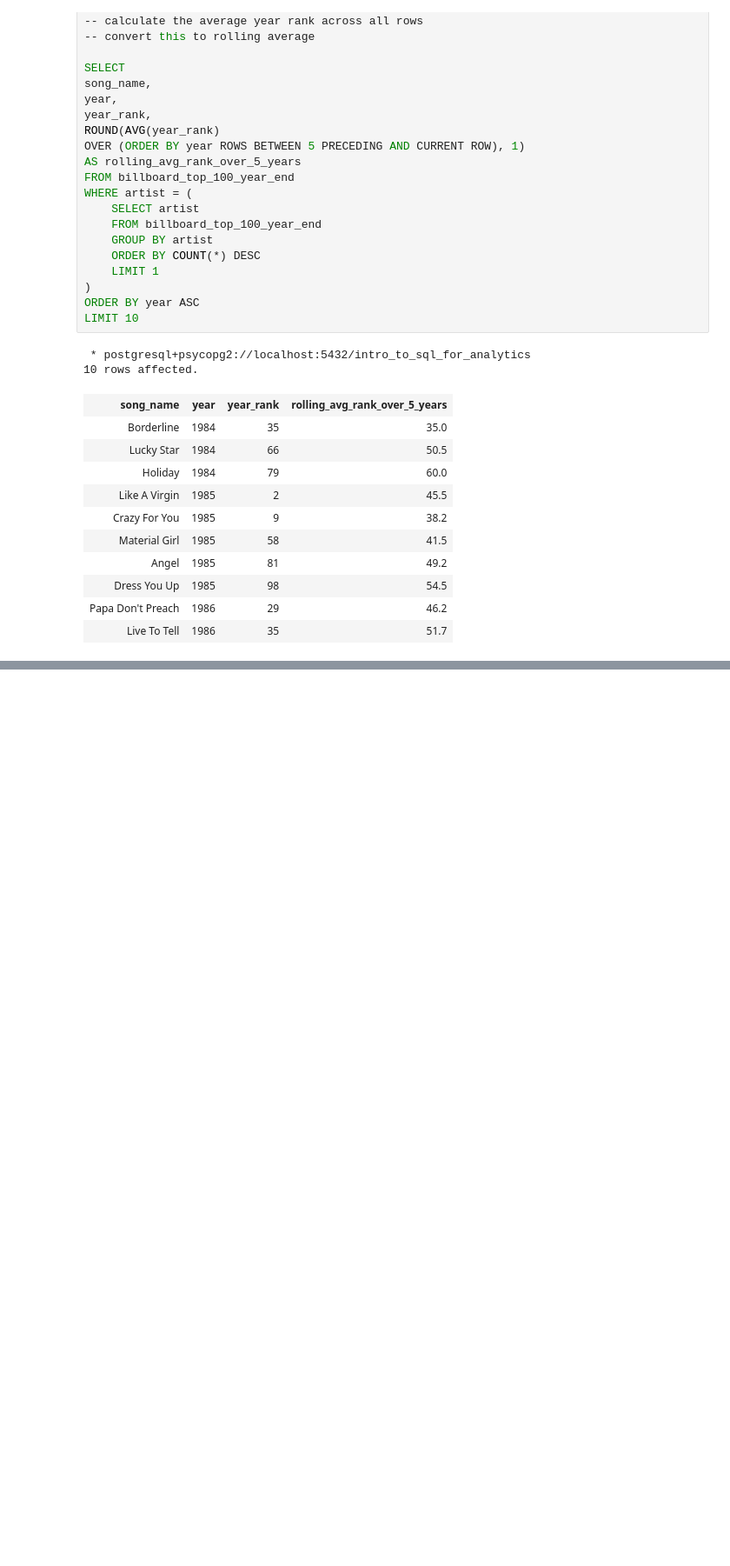
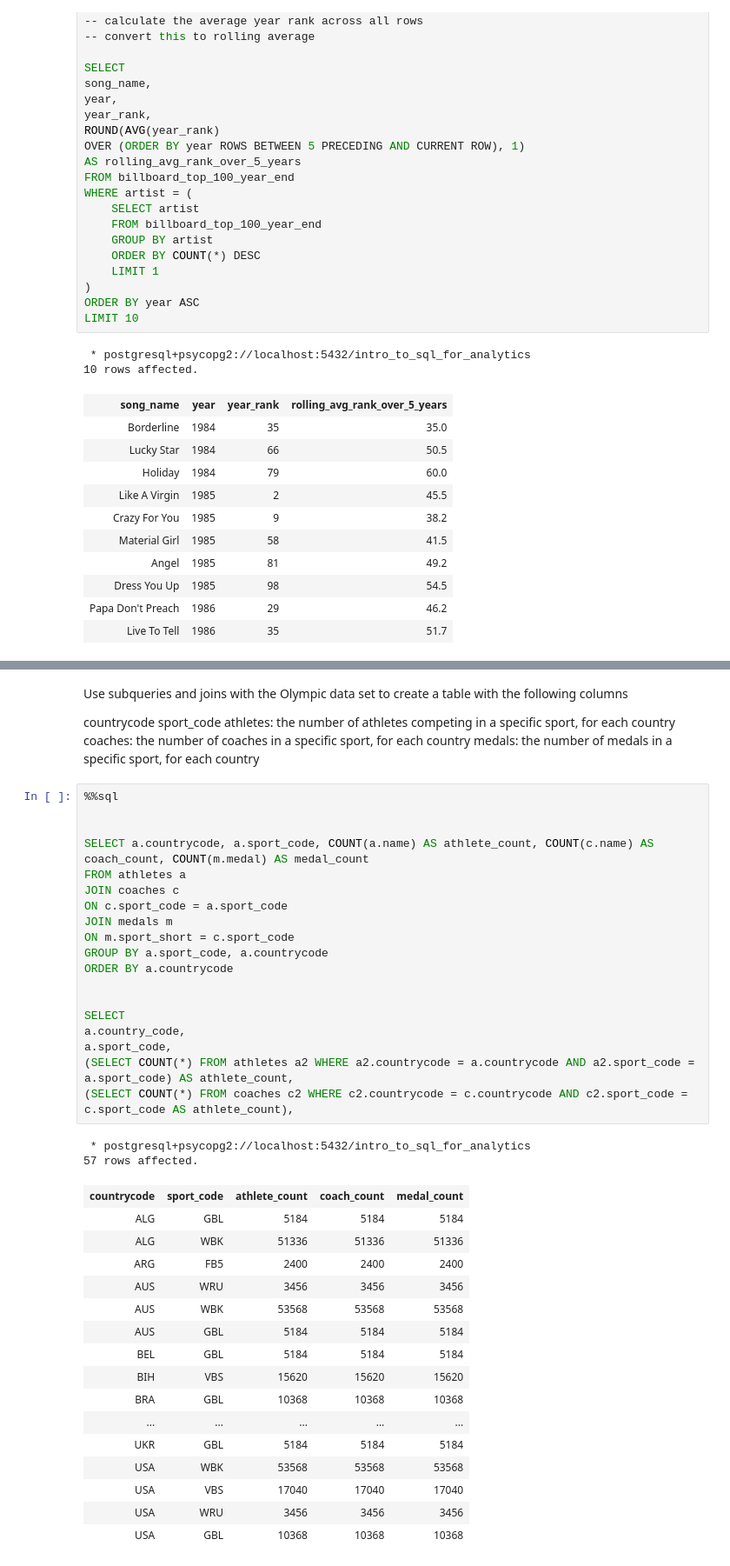
Before and after one commit to olikelly00/sql-for-data-engineering, a Jupyter notebook: sql_bites.ipynb, the cells around one changed output, grey strips where cells are left out. Shown at 87% size. Drawn from its saved outputs; the diff is of its cells as text; blank space fills up the shorter version.

```diff
--- a/sql_bites.ipynb
+++ b/sql_bites.ipynb
@@ -698,0 +822,46 @@ LIMIT 10
+# %% [markdown]
+Use subqueries and joins with the Olympic data set to create a table with the following columns
+
+countrycode
+sport_code
+athletes: the number of athletes competing in a specific sport, for each country
+coaches: the number of coaches in a specific sport, for each country
+medals: the number of medals in a specific sport, for each country
+# %%
+%%sql
+
+
+SELECT a.countrycode, a.sport_code, COUNT(a.name) AS athlete_count, COUNT(c.name) AS coach_count, COUNT(m.medal) AS medal_count
+FROM athletes a
+JOIN coaches c
+ON c.sport_code = a.sport_code
+JOIN medals m
+ON m.sport_short = c.sport_code
+GROUP BY a.sport_code, a.countrycode
+ORDER BY a.countrycode
+
+
+SELECT
+a.country_code,
+a.sport_code,
+(SELECT COUNT(*) FROM athletes a2 WHERE a2.countrycode = a.countrycode AND a2.sport_code = a.sport_code) AS athlete_count,
+(SELECT COUNT(*) FROM coaches c2 WHERE c2.countrycode = c.countrycode AND c2.sport_code = c.sport_code AS athlete_count),
+# %% [output]
+ * postgresql+psycopg2://localhost:5432/intro_to_sql_for_analytics
+57 rows affected.
+| countrycode | sport_code | athlete_count | coach_count | medal_count |
+| ALG | GBL | 5184 | 5184 | 5184 |
+| ALG | WBK | 51336 | 51336 | 51336 |
+| ARG | FB5 | 2400 | 2400 | 2400 |
+| AUS | WRU | 3456 | 3456 | 3456 |
+| AUS | WBK | 53568 | 53568 | 53568 |
+| AUS | GBL | 5184 | 5184 | 5184 |
+| BEL | GBL | 5184 | 5184 | 5184 |
+| BIH | VBS | 15620 | 15620 | 15620 |
+| BRA | GBL | 10368 | 10368 | 10368 |
+| ... | ... | ... | ... | ... |
+| UKR | GBL | 5184 | 5184 | 5184 |
+| USA | WBK | 53568 | 53568 | 53568 |
+| USA | VBS | 17040 | 17040 | 17040 |
+| USA | WRU | 3456 | 3456 | 3456 |
+| USA | GBL | 10368 | 10368 | 10368 |
```
Also changed, not shown: parts of 9 cells of this notebook.
